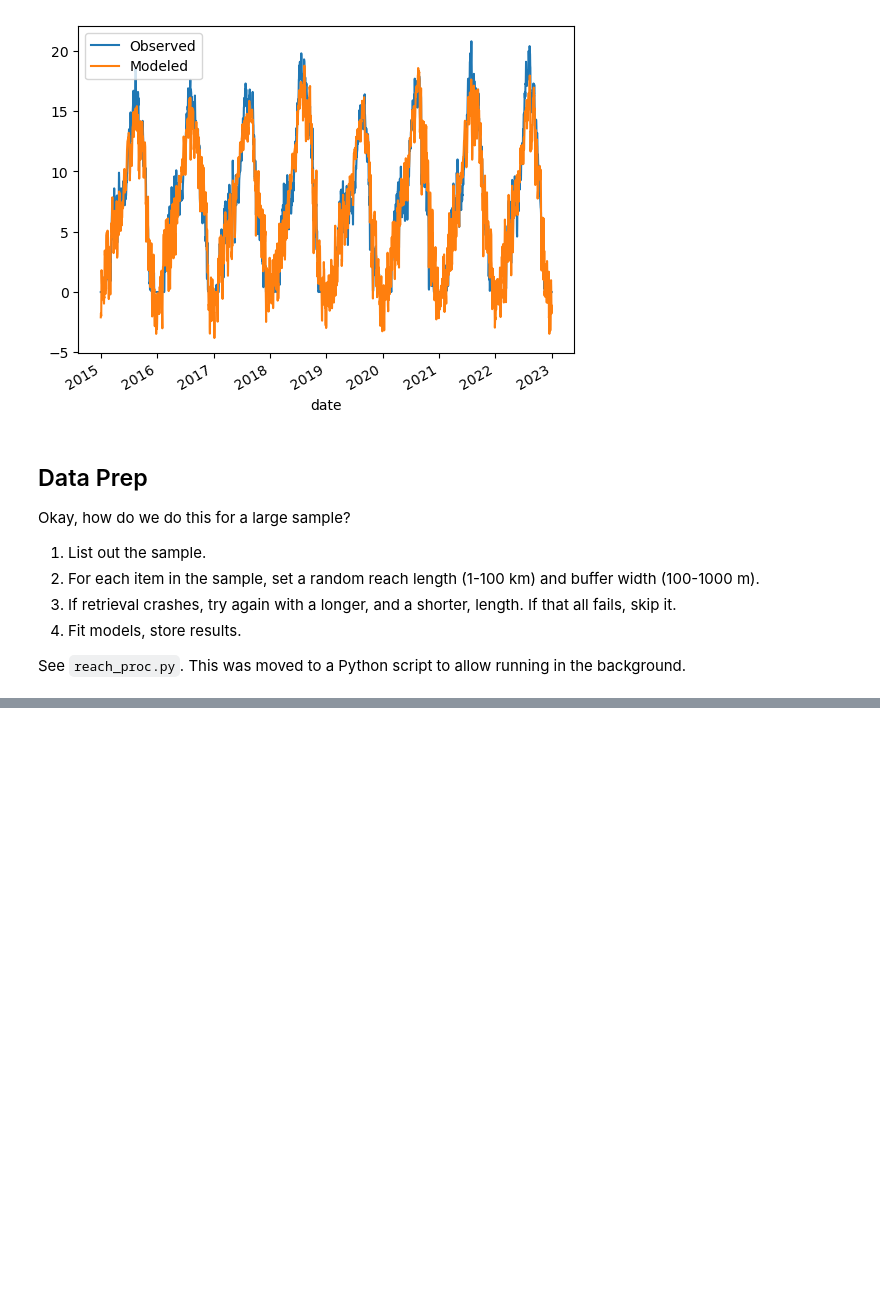
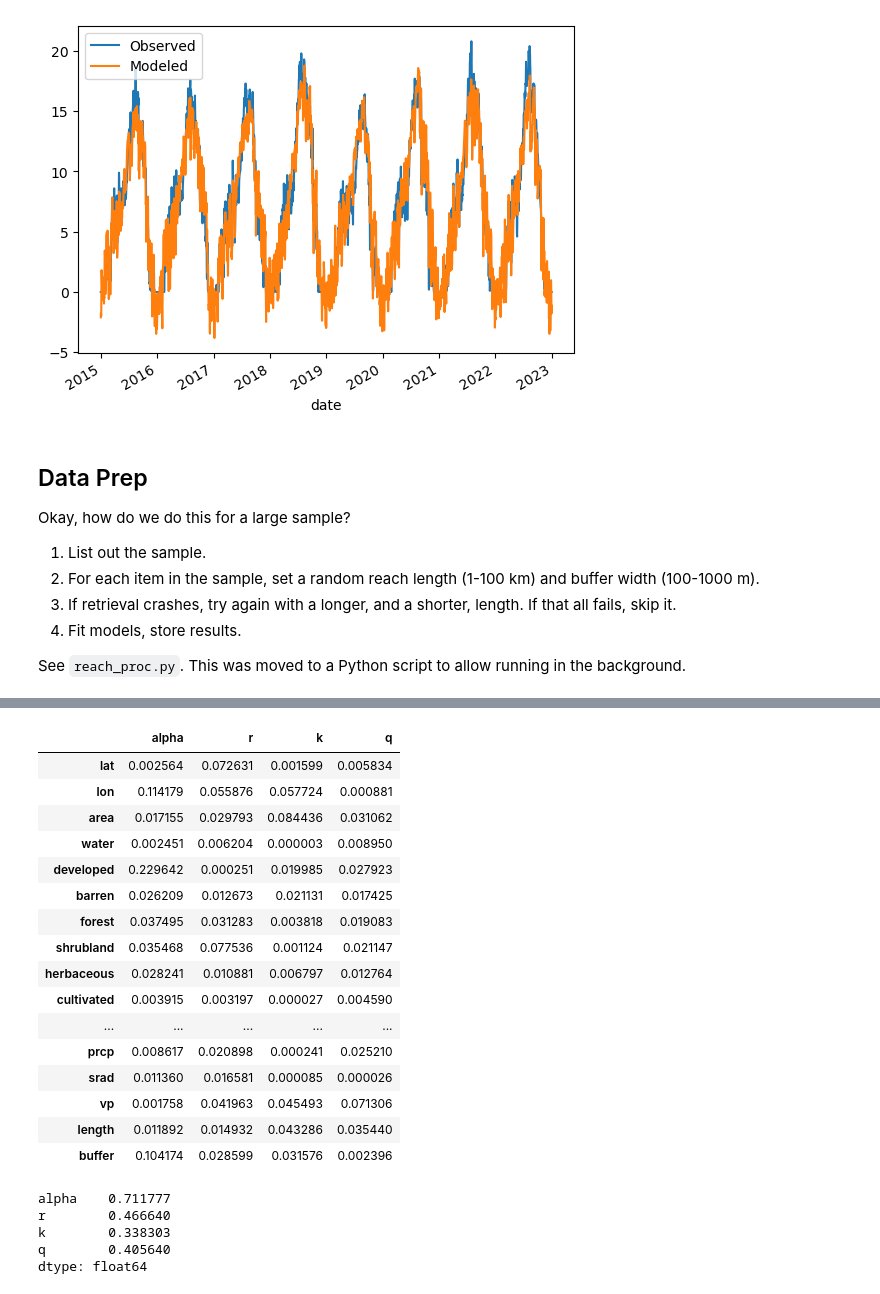
Before and after one commit to mines-ciroh/TempEst-NEWT, a Jupyter notebook: reach_analysis.ipynb, the cells around one changed output, grey strips where cells are left out. Cells and saved outputs as stored; diff of their text form; code cells hidden in the pictures; blank space fills up the shorter version.

```diff
--- a/reach_analysis.ipynb
+++ b/reach_analysis.ipynb
@@ -382,0 +415,29 @@ See `reach_proc.py`.  This was moved to a Python script to allow running in the
+# %%
+c = (rdata.corr()**2).loc["lat":"buffer", "alpha":"q"]
+c
+# %% [output]
+|  | alpha | r | k | q |
+| lat | 0.002564 | 0.072631 | 0.001599 | 0.005834 |
+| lon | 0.114179 | 0.055876 | 0.057724 | 0.000881 |
+| area | 0.017155 | 0.029793 | 0.084436 | 0.031062 |
+| water | 0.002451 | 0.006204 | 0.000003 | 0.008950 |
+| developed | 0.229642 | 0.000251 | 0.019985 | 0.027923 |
+| barren | 0.026209 | 0.012673 | 0.021131 | 0.017425 |
+| forest | 0.037495 | 0.031283 | 0.003818 | 0.019083 |
+| shrubland | 0.035468 | 0.077536 | 0.001124 | 0.021147 |
+| herbaceous | 0.028241 | 0.010881 | 0.006797 | 0.012764 |
+| cultivated | 0.003915 | 0.003197 | 0.000027 | 0.004590 |
+| ... | ... | ... | ... | ... |
+| prcp | 0.008617 | 0.020898 | 0.000241 | 0.025210 |
+| srad | 0.011360 | 0.016581 | 0.000085 | 0.000026 |
+| vp | 0.001758 | 0.041963 | 0.045493 | 0.071306 |
+| length | 0.011892 | 0.014932 | 0.043286 | 0.035440 |
+| buffer | 0.104174 | 0.028599 | 0.031576 | 0.002396 |
+# %%
+c.sum()
+# %% [output]
+alpha    0.711777
+r        0.466640
+k        0.338303
+q        0.405640
+dtype: float64
```
Also changed, not shown: parts of 8 cells of this notebook, 2 other files.
